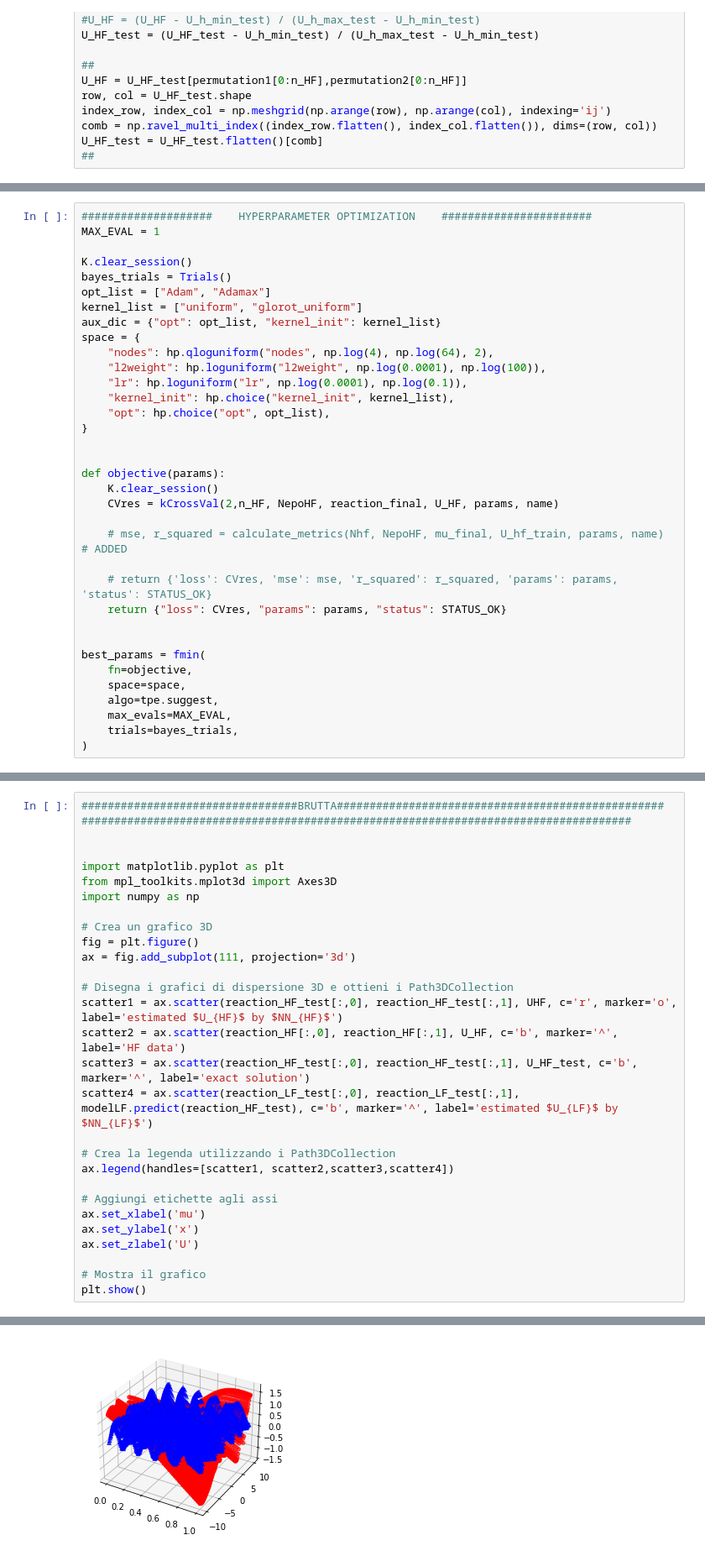
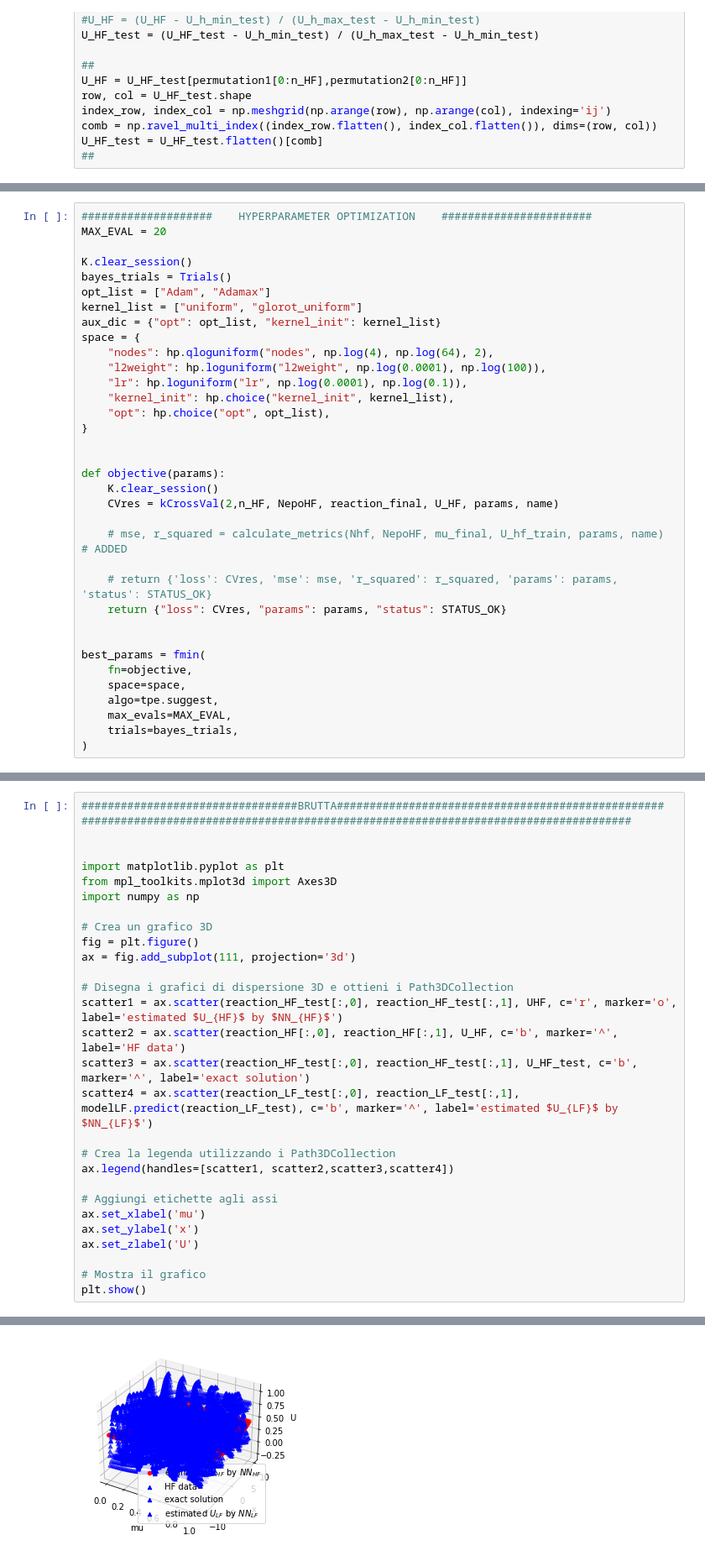
Before and after one commit to Jackmos/Multi-Fidelity-MCMC-methods, a Jupyter notebook: PACS_project2/Multiparameter/2-step/HPO.ipynb, the cells around one changed output, grey strips where cells are left out. Shown at 84% size. Drawn from its saved outputs; the diff is of its cells as text.

```diff
--- a/PACS_project2/Multiparameter/2-step/HPO.ipynb
+++ b/PACS_project2/Multiparameter/2-step/HPO.ipynb
@@ -159,6 +155,6 @@ name = "2step"
 # %%
 ####################    HYPERPARAMETER OPTIMIZATION    #######################
-MAX_EVAL = 1
+MAX_EVAL = 20
 
 K.clear_session()
 bayes_trials = Trials()
@@ -280,7 +280,7 @@ ax = fig.add_subplot(111, projection='3d')
 scatter1 = ax.scatter(reaction_HF_test[:,0], reaction_HF_test[:,1], UHF, c='r', marker='o', label='estimated $U_{HF}$ by $NN_{HF}$')
 scatter2 = ax.scatter(reaction_HF[:,0], reaction_HF[:,1], U_HF, c='b', marker='^', label='HF data')
 scatter3 = ax.scatter(reaction_HF_test[:,0], reaction_HF_test[:,1], U_HF_test, c='b', marker='^', label='exact solution')
-scatter4 = ax.scatter(reaction_LF_test[:,0], reaction_LF_test[:,1], modelLF.predict(reaction_HF_test), c='b', marker='^', label='estimated $U_{LF}$ by $NN_{LF}$')
+scatter4 = ax.scatter(reaction_LF_test[:,0], reaction_LF_test[:,1], modelLF.predict(reaction_LF_test), c='b', marker='^', label='estimated $U_{LF}$ by $NN_{LF}$')
 
 # Crea la legenda utilizzando i Path3DCollection
 ax.legend(handles=[scatter1, scatter2,scatter3,scatter4])
@@ -298 +297 @@ ValueError: shape mismatch: objects cannot be broadcast to a single shape.  Mism
-[figure, old version]
+[figure, new version]
```
Also changed, not shown: parts of 7 cells of this notebook, 3 other files.
